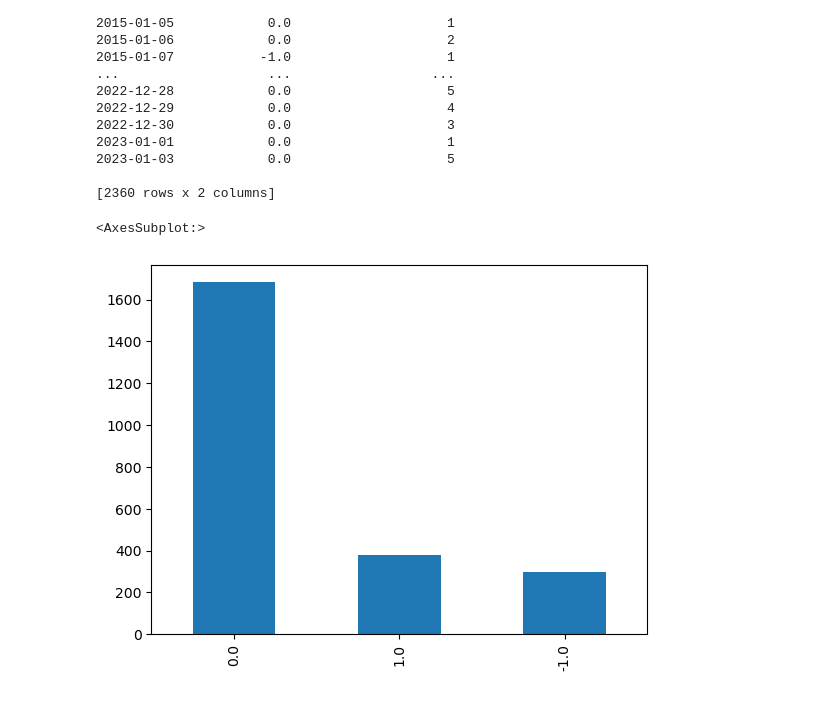
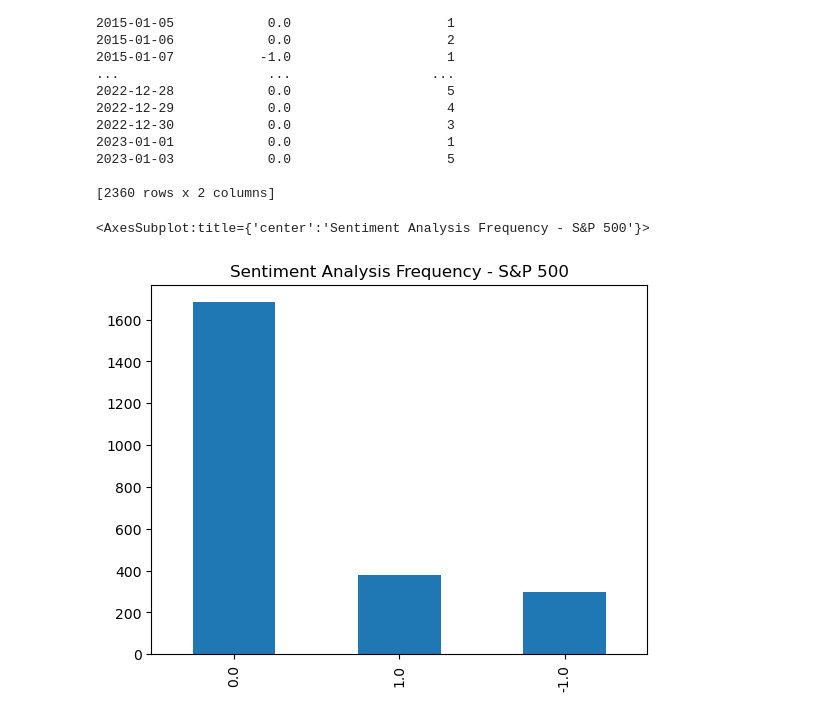
Before and after one commit to gadam/fintech_project_2, a Jupyter notebook: etf_trader.ipynb, the cells around one changed output. Saved outputs shown, nothing was run; the diff lists cells and outputs as text; code cells hidden in the pictures.

```diff
--- a/etf_trader.ipynb
+++ b/etf_trader.ipynb
@@ -43,18 +34,8 @@ if etf_path.is_file():
 # %%
 # Get historical OHLCV data for target ticker if the data is not already stored in a csv
-if not etf_path.is_file():
-    etf_df = yf.download(
-        "STW.AX, VAS.AX, SPY.AX",
-        period="max"
-    )
+etf_df = yf.download(
+    "STW.AX, VAS.AX, SPY.AX",
+    period="max"
+)
 # %% [output]
 [*********************100%***********************]  3 of 3 completed
-# %%
-# Retain the key columns for each etf
-if not etf_path.is_file():
-    # etf_df = etf_df.drop(columns = ['Adj Close', 'High', 'Low', 'Open', 'Volume'])
-    # etf_df.columns = etf_df.columns.droplevel()     # Changes the multilevel indexing on columns to single level
-    #  Drop all nulls
-    etf_df = etf_df.dropna()
-    # Save ETF data to file so that we don't have to download again when this notebook is rerun
-    etf_df.to_csv(etf_path, index=False)
@@ -980,10 +1050,10 @@ print(spy_sentiment)
 
 [2360 rows x 2 columns]
 # %%
-spy_sentiment['SPY_Sentiment'].value_counts().plot(kind='bar')
+spy_sentiment['SPY_Sentiment'].value_counts().plot(kind='bar', title='Sentiment Analysis Frequency - S&P 500')
 # %% [output]
-<AxesSubplot:>
+<AxesSubplot:title={'center':'Sentiment Analysis Frequency - S&P 500'}>
-[figure, old version]
+[figure, new version]
 # %%
 # Merge sentiment and ETF values
 ETF_Sentiment = pd.concat([spy_etf_df, spy_sentiment], axis=1)
```
Also changed, not shown: parts of 33 cells of this notebook.
